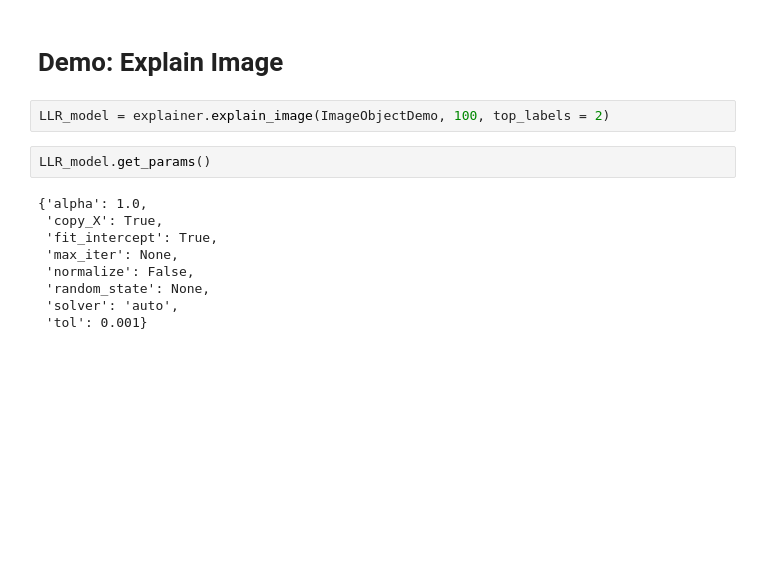
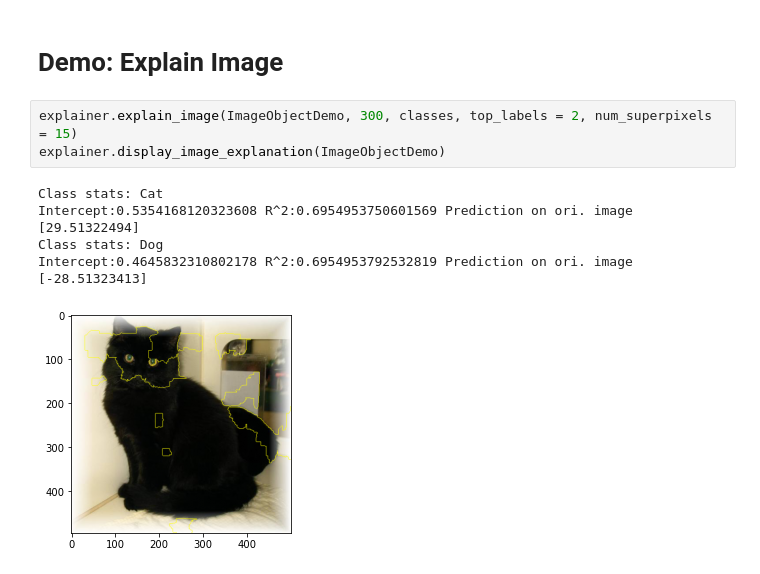
Before and after one commit to UberClifford/BOYS_LOVE_LIME, a Jupyter notebook: OurLIMENotebook.ipynb, the cells around one changed output. Saved outputs shown, nothing was run; the diff lists cells and outputs as text; blank space fills up the shorter version.

Commit message:
FinishedExplain_image+DisplayFunction+Demo

```diff
--- a/OurLIMENotebook.ipynb
+++ b/OurLIMENotebook.ipynb
@@ -154,15 +154,11 @@ print(blackbox_out)
 # %% [markdown]
 # Demo: Explain Image
-# %%
-LLR_model = explainer.explain_image(ImageObjectDemo, 100, top_labels = 2)
-# %%
-LLR_model.get_params()
-# %% [output]
-{'alpha': 1.0,
- 'copy_X': True,
- 'fit_intercept': True,
- 'max_iter': None,
- 'normalize': False,
- 'random_state': None,
- 'solver': 'auto',
- 'tol': 0.001}
+# %%
+explainer.explain_image(ImageObjectDemo, 300, classes, top_labels = 2, num_superpixels = 15)
+explainer.display_image_explanation(ImageObjectDemo)
+# %% [output]
+Class stats: Cat
+Intercept:0.5354168120323608 R^2:0.6954953750601569 Prediction on ori. image [29.51322494]
+Class stats: Dog
+Intercept:0.4645832310802178 R^2:0.6954953792532819 Prediction on ori. image [-28.51323413]
+[figure, added]
```
Also changed, not shown: parts of 6 cells of this notebook, 1 other file.
